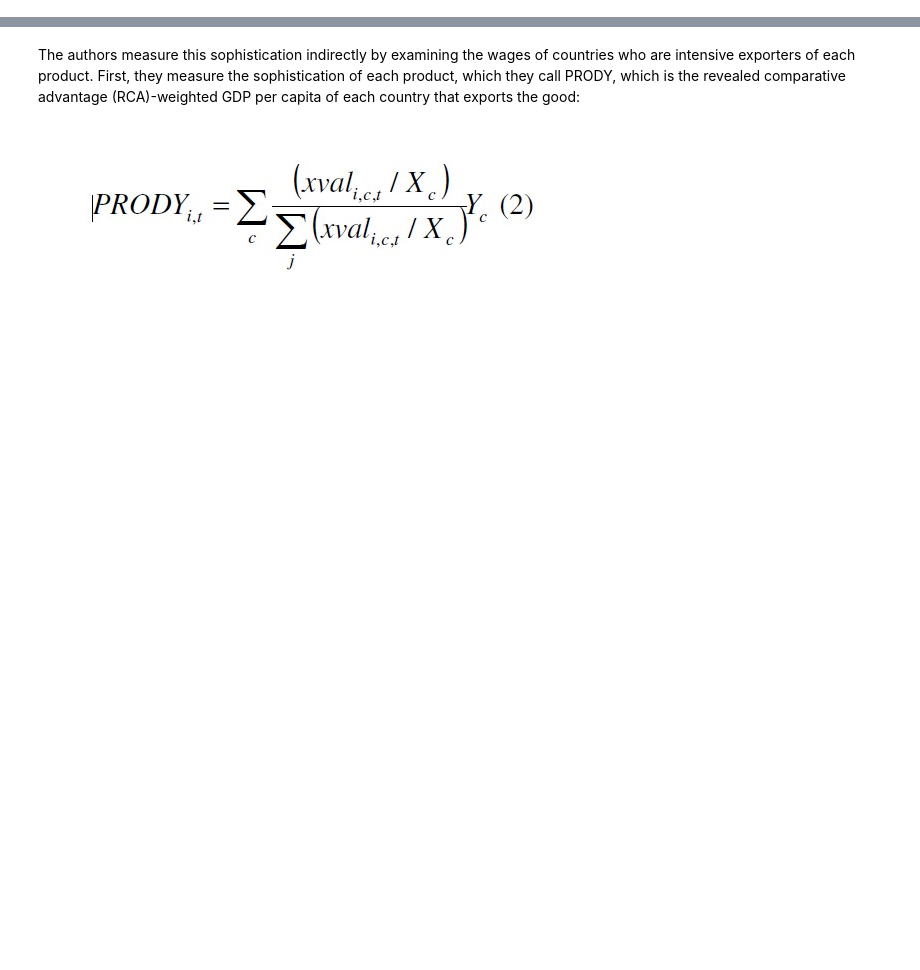
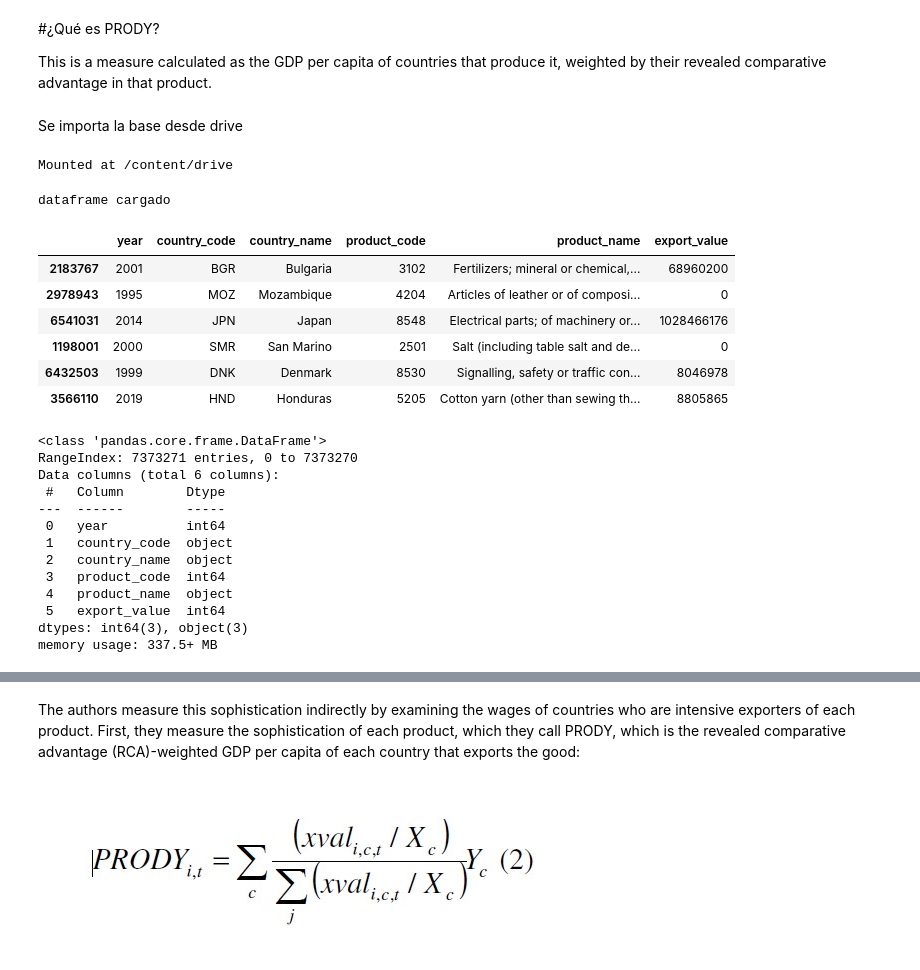
Before and after one commit to descandon88/Ecuador-Growth-data-set, a Jupyter notebook: funciones/prody.ipynb, the cells around one changed output, grey strips where cells are left out. Saved outputs shown, nothing was run; the diff lists cells and outputs as text; code cells hidden in the pictures; blank space fills up the shorter version.

```diff
--- a/funciones/prody.ipynb
+++ b/funciones/prody.ipynb
@@ -4,0 +1,35 @@ import matplotlib.pyplot as plt
+# %%
+import pandas as pd
+import numpy as np
+import matplotlib.pyplot as plt
+
+import warnings
+warnings.filterwarnings("ignore")
+import os
+import pandas as pd
+import numpy as np
+# Librerías para visualizacion
+import matplotlib.pyplot as plt
+import matplotlib.colors as colors
+from matplotlib import cm
+import re
+import networkx as nx
+from itertools import count
+from itertools import combinations
+from itertools import product
+import statsmodels.api as sm
+import urllib.request, json
+!pip3 install geopandas
+import geopandas
+# -- set scientific notation to display numbers fully rather than exponential
+pd.set_option('display.float_format', '{:.2f}'.format)
+from IPython.core.interactiveshell import InteractiveShell
+InteractiveShell.ast_node_interactivity = 'all'
+import seaborn as sns
+sns.set_style('whitegrid') # grids en dark background
+
+pd.set_option('display.max_columns', 500)
+pd.set_option('display.width', 100000)
+pd.set_option('display.max_rows', 500)
+pd.set_option('display.max_colwidth',300)
+print('librerías cargadas')
@@ -4,0 +54,43 @@ import matplotlib.pyplot as plt
+# %% [markdown]
+#¿Qué es PRODY?
+
+This is a measure calculated as the GDP per
+capita of countries that produce it, weighted by their revealed comparative advantage in
+that product.
+# %% [markdown]
+Se importa la base desde drive
+# %%
+from google.colab import drive
+drive.mount("/content/drive")
+# %% [output]
+Mounted at /content/drive
+# %%
+## Importamos la base ya preparada desde drive
+df = pd.read_csv("/content/drive/MyDrive/eci/base/df_updated.csv")
+print('dataframe cargado')
+# %% [output]
+dataframe cargado
+# %%
+df.sample(n=6)
+df.info()
+# %% [output]
+|  | year | country_code | country_name | product_code | product_name | export_value |
+| 2183767 | 2001 | BGR | Bulgaria | 3102 | Fertilizers; mineral or chemical,... | 68960200 |
+| 2978943 | 1995 | MOZ | Mozambique | 4204 | Articles of leather or of composi... | 0 |
+| 6541031 | 2014 | JPN | Japan | 8548 | Electrical parts; of machinery or... | 1028466176 |
+| 1198001 | 2000 | SMR | San Marino | 2501 | Salt (including table salt and de... | 0 |
+| 6432503 | 1999 | DNK | Denmark | 8530 | Signalling, safety or traffic con... | 8046978 |
+| 3566110 | 2019 | HND | Honduras | 5205 | Cotton yarn (other than sewing th... | 8805865 |
+<class 'pandas.core.frame.DataFrame'>
+RangeIndex: 7373271 entries, 0 to 7373270
+Data columns (total 6 columns):
+ #   Column        Dtype
+---  ------        -----
+ 0   year          int64
+ 1   country_code  object
+ 2   country_name  object
+ 3   product_code  int64
+ 4   product_name  object
+ 5   export_value  int64
+dtypes: int64(3), object(3)
+memory usage: 337.5+ MB
```
Also changed, not shown: parts of 10 cells of this notebook.
